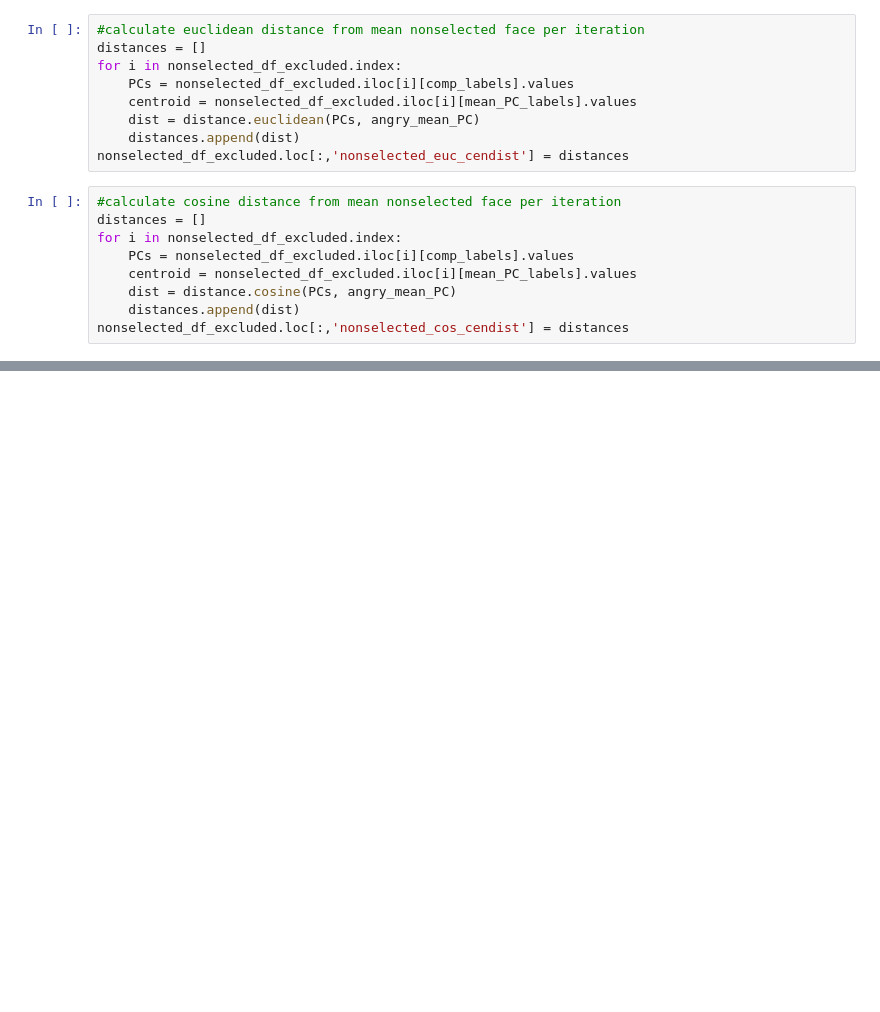
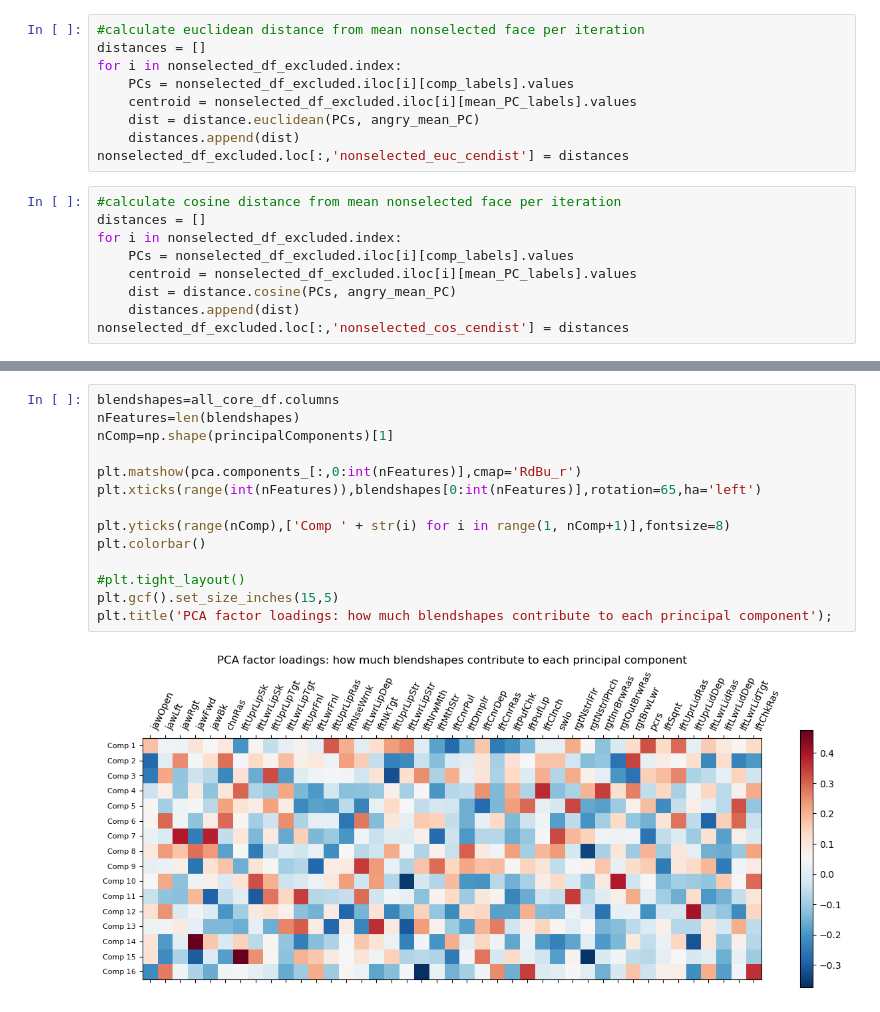
Before and after one commit to dumplings102/GA-emotion-perception-analysis, a Jupyter notebook: iteration_analysis.ipynb, the cells around one changed output, grey strips where cells are left out. Drawn from its saved outputs; the diff is of its cells as text; blank space fills up the shorter version.

```diff
--- a/iteration_analysis.ipynb
+++ b/iteration_analysis.ipynb
@@ -558,0 +543,16 @@ iter_df
+# %%
+blendshapes=all_core_df.columns
+nFeatures=len(blendshapes)
+nComp=np.shape(principalComponents)[1]
+
+plt.matshow(pca.components_[:,0:int(nFeatures)],cmap='RdBu_r')
+plt.xticks(range(int(nFeatures)),blendshapes[0:int(nFeatures)],rotation=65,ha='left')
+
+plt.yticks(range(nComp),['Comp ' + str(i) for i in range(1, nComp+1)],fontsize=8)
+plt.colorbar()
+
+#plt.tight_layout()
+plt.gcf().set_size_inches(15,5)
+plt.title('PCA factor loadings: how much blendshapes contribute to each principal component');
+# %% [output]
+[figure, added]
```
Also changed, not shown: parts of 19 cells of this notebook, 15 other files.
